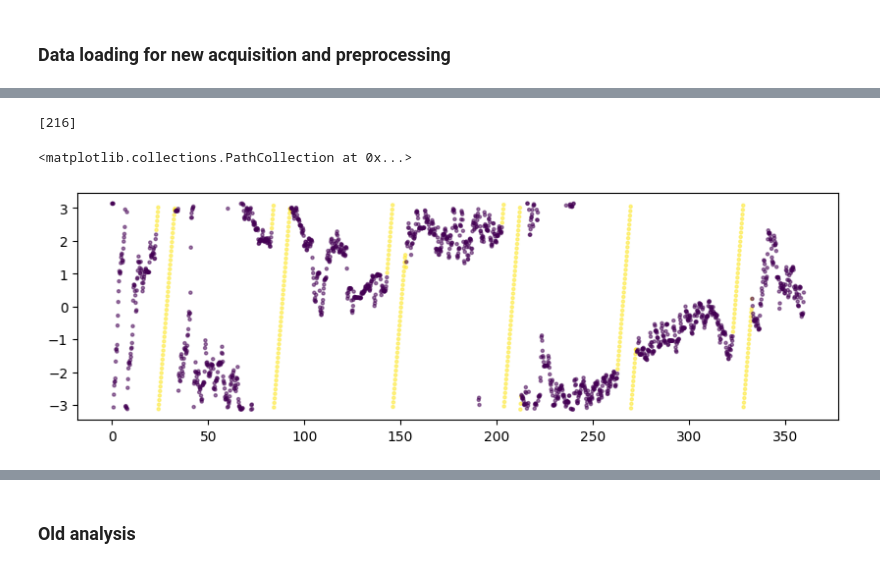
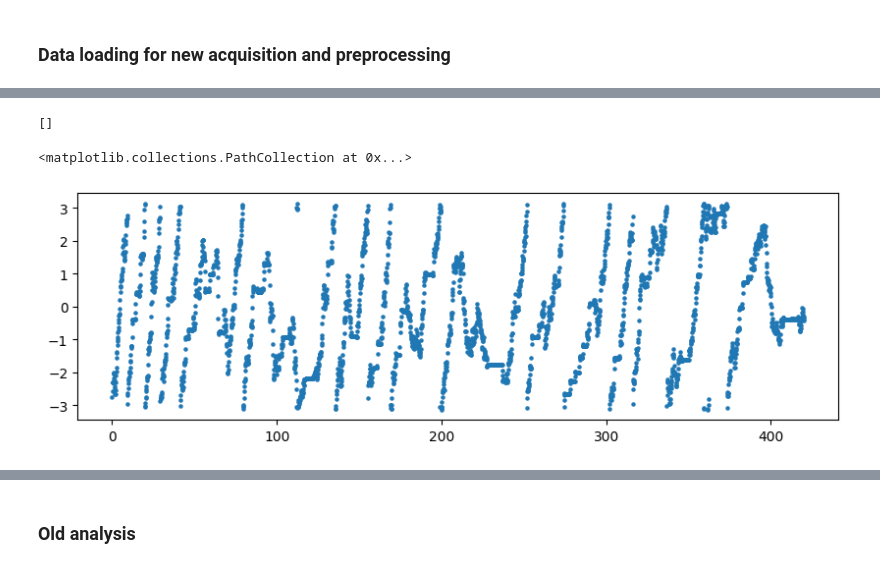
Before and after one commit to jingxuanf0214/thesis-2p-behavior-align, a Jupyter notebook: Exploratory analysis.ipynb, the cells around one changed output, grey strips where cells are left out. Saved outputs shown, nothing was run; the diff lists cells and outputs as text; code cells hidden in the pictures.

```diff
--- a/Exploratory analysis.ipynb
+++ b/Exploratory analysis.ipynb
@@ -208,7 +208,7 @@ def load_matfile_to_df(matfile_path):
 
 
 # Example usage:
-behav_df, neural_df = load_matfile_to_df('/Volumes/Neurobio/wilsonlab/Jingxuan/standby/20241011-3_MBON21_no_jump/ts_trial1.mat')
+behav_df, neural_df = load_matfile_to_df('//research.files.med.harvard.edu/neurobio/wilsonlab/Jingxuan/standby/20241008-3_MBON09_no_jump/ts_trial1.mat')
 # print(df.head())
 # %%
 def rename_dataframe(df):
@@ -257,5 +257,5 @@ def add_open_loop_column(df,shift=0):
 
     return df
 
-behav_df = add_open_loop_column(behav_df,-33)
-behav_df
+#behav_df = add_open_loop_column(behav_df,-34.5)
+#behav_df
@@ -304,13 +290,13 @@ jump_indices = detect_jumps_unwrapped(behav_df, heading_column='heading', time_c
 
 jump_indices
 # %% [output]
-[216]
+[]
 # %%
 fig, ax = plt.subplots(1, 1, figsize=(10, 3))
-#ax.scatter(behav_df['time'], behav_df['heading_unjumped'],s=5)
-ax.scatter(behav_df['time'], behav_df['heading'],s=5,alpha=0.5,c = behav_df['is_open_loop'])
+ax.scatter(behav_df['time'], behav_df['heading'],s=5)
+#ax.scatter(behav_df['time'], behav_df['heading'],s=5,alpha=0.5,c = behav_df['is_open_loop'])
 #ax.plot(behav_df['time'], behav_df['is_open_loop'])
 #[ax.axvline(_x, ymin=-np.pi, ymax=np.pi, color='red', linestyle='--') for _x in np.array(behav_df['time'].iloc[jump_indices])];
 # %% [output]
 <matplotlib.collections.PathCollection at 0x...>
-[figure, old version]
+[figure, new version]
```
Also changed, not shown: parts of 10 cells of this notebook, 1 other file.
